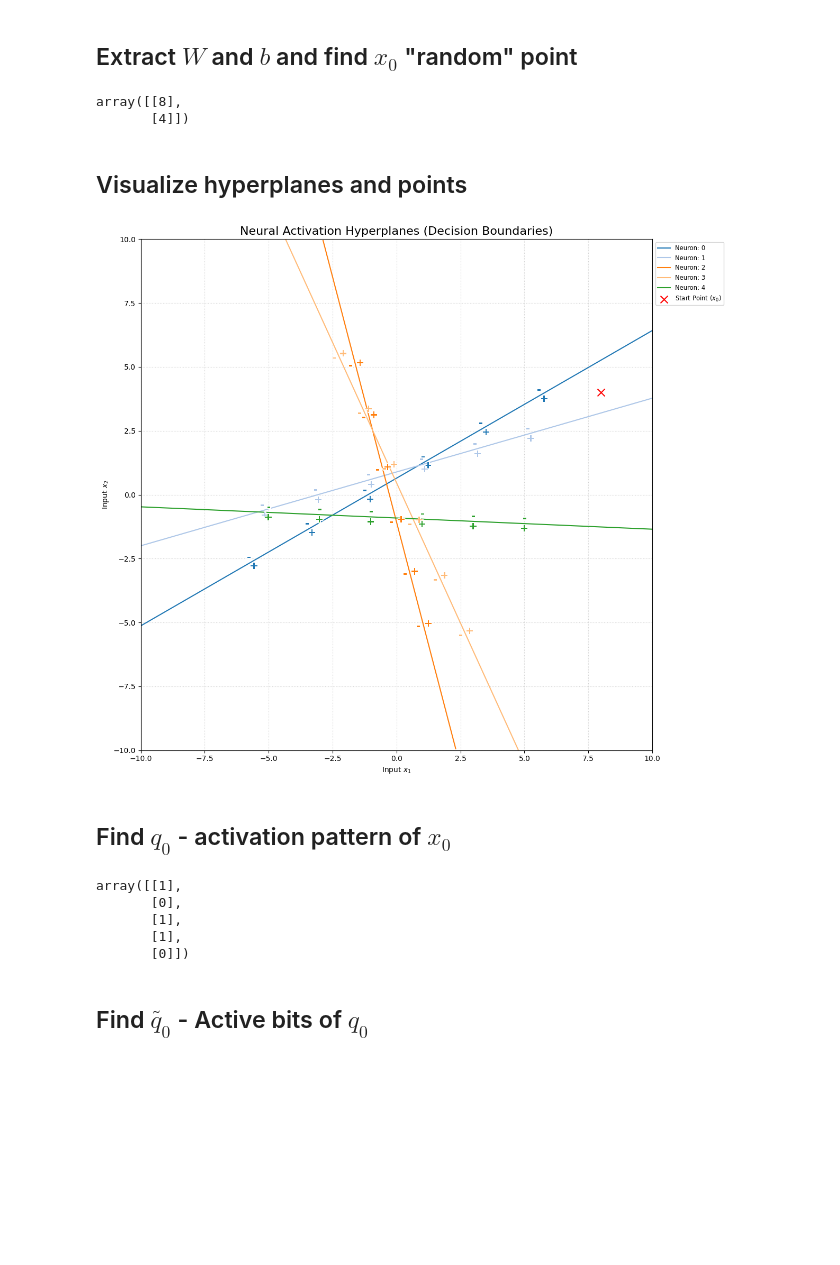
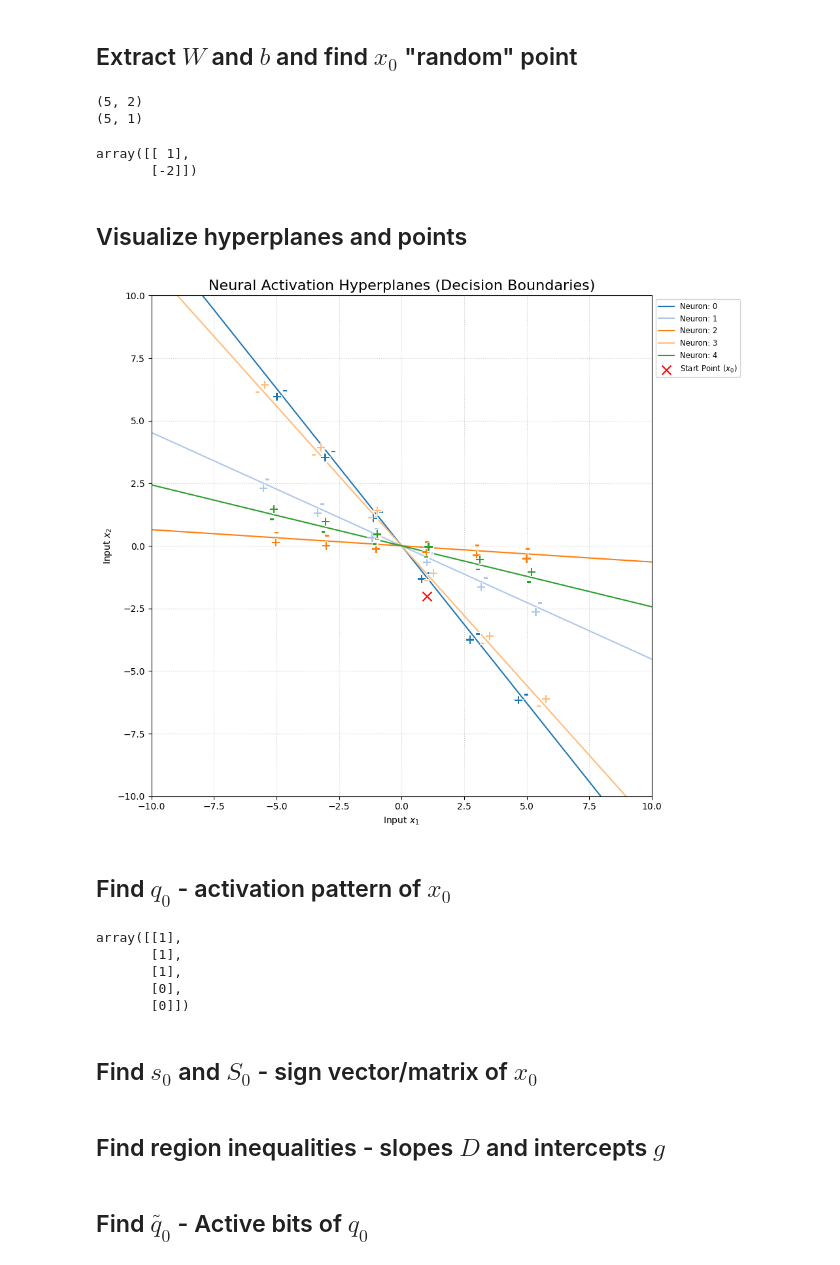
Before and after one commit to Johanmkr/WP1-Polyhedra, a Jupyter notebook: notebooks/new_tree.ipynb, the cells around one changed output. Cells and saved outputs as stored; diff of their text form; code cells hidden in the pictures; blank space fills up the shorter version.

Commit message:
Able to find regions now

```diff
--- a/notebooks/new_tree.ipynb
+++ b/notebooks/new_tree.ipynb
@@ -85,9 +100,9 @@ from src_experiment import NeuralNet
 
 model = NeuralNet(
     input_size = 2,
-    hidden_sizes = [5,25,25],
+    hidden_sizes = [5,4,3],
     num_classes=2,
-    # seed=3,
+    seed=3,
 )
 sd = model.state_dict()
 sd
@@ -133,16 +148,36 @@ H = find_hyperplanes(sd)
 # Root initialization
 root = Region()
 
+
+
+def get_weigths_and_biases_from_hyperplanes(H, l=1):
+    W = H[l-1][:,:-1] # Shape (hl, hl-1)
+    b = H[l-1][:,-1].reshape(-1,1) # shape (hl, 1)
+    return W, b
+
 # Work with the first layer - regions induced by the first layer of the network
 # Weigths and biases of first layer
-W1, b1 = H[1-1][:,:-1], H[1-1][:,-1].reshape(-1,1)
+W1, b1 = get_weigths_and_biases_from_hyperplanes(H, l=1)
+print(W1.shape)
+print(b1.shape)
+
+
+m = W1.shape[1] # Dim of input space
+A0w = np.eye(m) # Root slope projection matrix
+c0w = np.zeros(m).reshape(-1,1) # Root intercept projection matrix
+
+root.Alw = A0w
+root.clw = c0w
 
 # "random" point in input space x0 has shape (d_input, 1)
-x0 = np.random.randint(-10,10,size=W1[0,:].shape).reshape(-1,1)
+np.random.seed(42)
+x0 = np.random.randint(-5,5,size=W1[0,:].shape).reshape(-1,1)
 x0
 # %% [output]
-array([[8],
-       [4]])
+(5, 2)
+(5, 1)
+array([[ 1],
+       [-2]])
 # %% [markdown]
 ## Visualize hyperplanes and points
 # %%
@@ -152,18 +187,7 @@ import matplotlib.patheffects as pe
 from itertools import cycle
 
 # --- 1. Data and State Setup ---
-# Assuming W1 and b1 are already defined from your neural network layers
-# Example dummy data if not defined:
-# W1 = np.array([[1, 1], [1, -1], [0, 1]])
-# b1 = np.array([10, -5, 20])
-# x0 = np.array([0, 0])
 
-# fac = 8
-# x_min, x_max = -fac, fac
-# y_min, y_max = -fac, fac
-
-# Initialize dictionaries
-traversed = {}
 # Using tab20 to get 20 distinct colors before repeating
 color_pool = cycle(plt.cm.tab20.colors)
 
@@ -226,51 +250,49 @@ def plot_hyperplane(ax, w, b, color, label, offset=0.15, num_marks=6, fac=5):
 
 # --- 3. Plotting Execution ---
 
-fig, ax = plt.subplots(figsize=(12, 12))
+fig, ax = plt.subplots(figsize=(10, 10))
 fac = 10
 # Iterate through weights and biases to plot hyperplanes
 for n, (we, be) in enumerate(zip(W1, b1)):
     # Get a real color from the cycle (Crucial fix)
     current_color = next(color_pool)
 
     # We pass a higher offset (e.g., 4.0) because the coordinate space is 200 units wide
     plot_hyperplane(ax, we, be, color=current_color, label=f"Neuron: {n}", offset=fac/50, fac=fac)
 
 # Mark the specific point x0
 ax.scatter(x0[0], x0[1], marker="x", color="red", s=100, label="Start Point ($x_0$)", zorder=5)
 
 # Formatting the plot
 ax.set_xlim(-fac, fac)
 ax.set_ylim(-fac, fac)
 ax.set_aspect('equal')
 ax.grid(True, linestyle=':', alpha=0.6)
 
 # Move legend outside if there are many neurons
 ax.legend(loc='upper left', bbox_to_anchor=(1, 1), fontsize='small', ncol=1)
 
 plt.title("Neural Activation Hyperplanes (Decision Boundaries)", fontsize=16)
 plt.xlabel("Input $x_1$")
 plt.ylabel("Input $x_2$")
 plt.tight_layout()
 plt.show()
 # %% [output]
-[figure, old version]
+[figure, new version]
 # %% [markdown]
 ## Find $q_0$ - activation pattern of $x_0$
 # %%
-def find_activation_pattern(x, W, b, W_proj=None, b_proj=None):
-    if W_proj is None and b_proj is None:
-        z = W @ x + b
-        return (z>0).astype(int)
-    else:
-        #FIXME
-        pass
+def find_activation_pattern(x, Wl, bl, Alw_prev, clw_prev):
+    z = Wl @ Alw_prev @ x + Wl @ clw_prev + bl
+    return (z>0).astype(int)
 
-q0 = find_activation_pattern(x0, W1, b1)
-q0
+q10 = find_activation_pattern(x0, W1, b1, root.Alw, root.clw)
+q10
 # %% [output]
 array([[1],
-       [0],
        [1],
        [1],
+       [0],
        [0]])
+# %% [markdown]
+## Find $s_0$ and $S_0$ - sign vector/matrix of $x_0$
@@ -276,0 +311,2 @@ array([[1],
+# %% [markdown]
+## Find region inequalities - slopes $D$ and intercepts $g$
```
Also changed, not shown: parts of 38 cells of this notebook.
